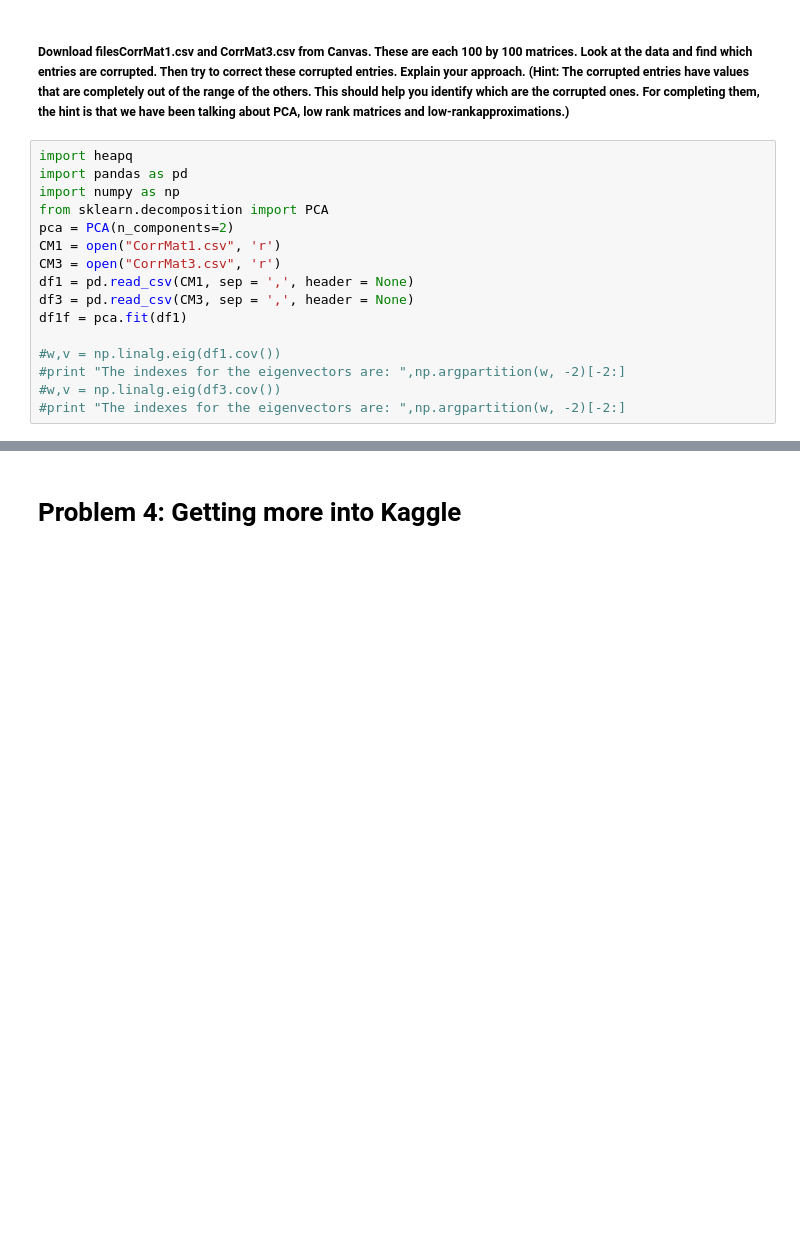
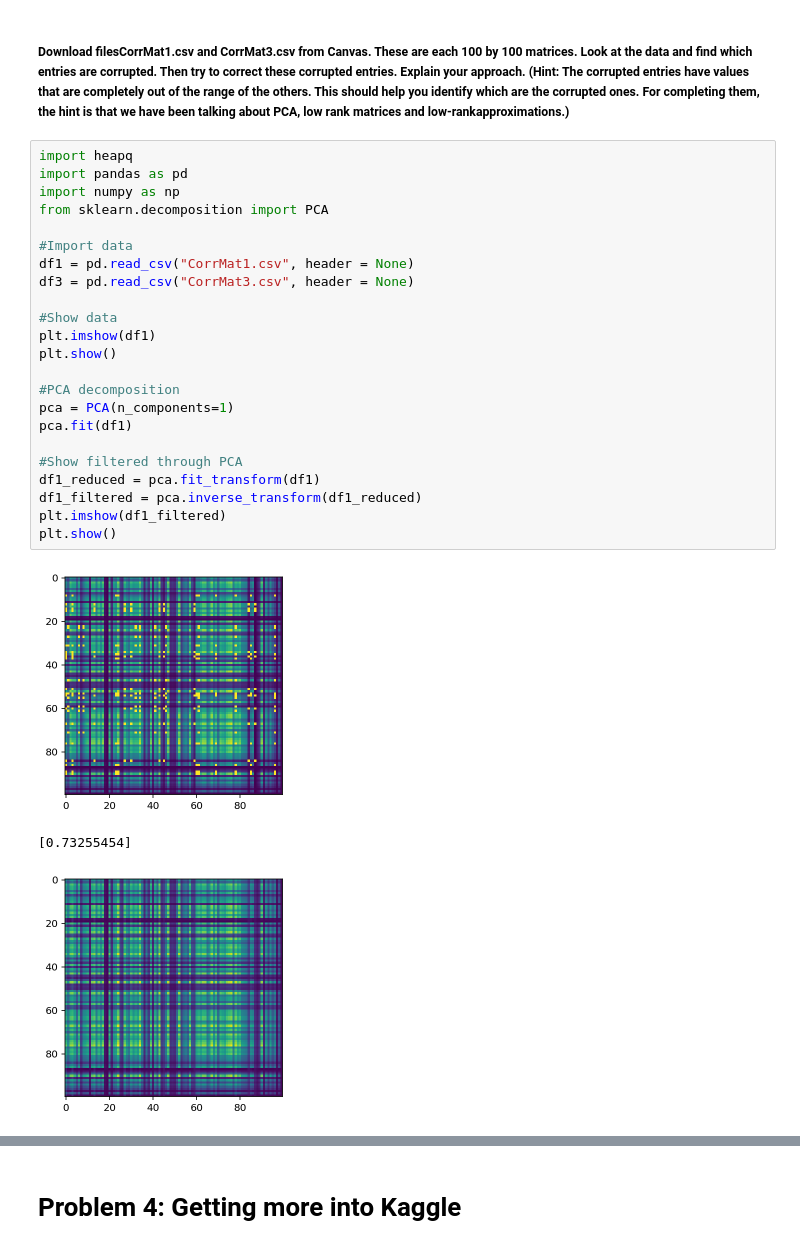
Before and after one commit to KylePolansky/EE379K-DS, a Jupyter notebook: Lab4/Lab4.ipynb, the cells around one changed output, grey strips where cells are left out. Cells and saved outputs as stored; diff of their text form; blank space fills up the shorter version.

```diff
--- a/Lab4/Lab4.ipynb
+++ b/Lab4/Lab4.ipynb
@@ -116,19 +116,30 @@ Corresponding Eigenvectors:  [[-0.44028668 -0.79661675 -0.41418522]
 # Problem 3: Using Low Rank Structure for Corrupted Entries
 # %% [markdown]
 ##### Download filesCorrMat1.csv and CorrMat3.csv from Canvas. These are each 100 by 100 matrices. Look at the data and find which entries are corrupted. Then try to correct these corrupted entries. Explain  your  approach.  (Hint:  The  corrupted  entries  have  values  that  are  completely out of the range of the others. This should help you identify which are the corrupted ones.  For completing them, the hint is that we have been talking about PCA, low rank matrices and low-rankapproximations.)
-# %%
-import heapq
-import pandas as pd
-import numpy as np
-from sklearn.decomposition import PCA
-pca = PCA(n_components=2)
-CM1 = open("CorrMat1.csv", 'r')
-CM3 = open("CorrMat3.csv", 'r')
-df1 = pd.read_csv(CM1, sep = ',', header = None)
-df3 = pd.read_csv(CM3, sep = ',', header = None)
-df1f = pca.fit(df1)
-
-#w,v = np.linalg.eig(df1.cov())
-#print "The indexes for the eigenvectors are: ",np.argpartition(w, -2)[-2:]
-#w,v = np.linalg.eig(df3.cov())
-#print "The indexes for the eigenvectors are: ",np.argpartition(w, -2)[-2:]
+# %%
+import heapq
+import pandas as pd
+import numpy as np
+from sklearn.decomposition import PCA
+
+#Import data
+df1 = pd.read_csv("CorrMat1.csv", header = None)
+df3 = pd.read_csv("CorrMat3.csv", header = None)
+
+#Show data
+plt.imshow(df1)
+plt.show()
+
+#PCA decomposition
+pca = PCA(n_components=1)
+pca.fit(df1)
+
+#Show filtered through PCA
+df1_reduced = pca.fit_transform(df1)
+df1_filtered = pca.inverse_transform(df1_reduced)
+plt.imshow(df1_filtered)
+plt.show()
+# %% [output]
+[figure, added]
+[0.73255454]
+[figure, added]
```
Also changed, not shown: parts of 1 cell of this notebook.
